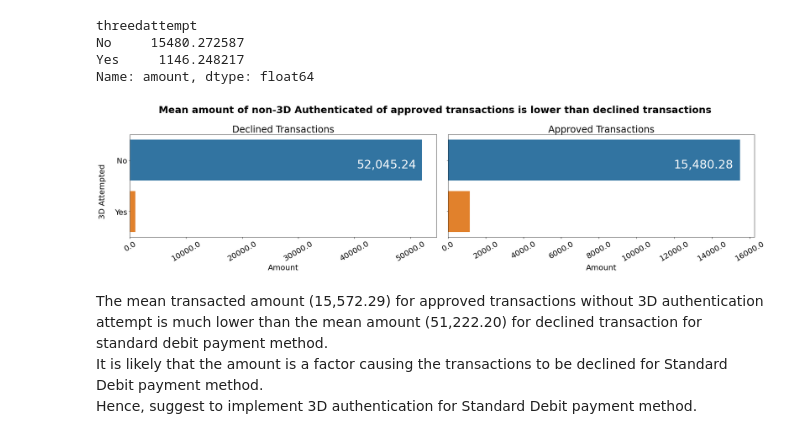
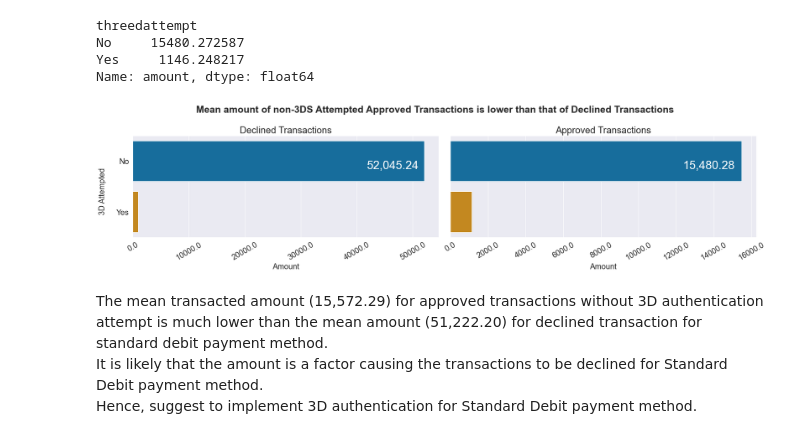
Before and after one commit to ngjance/increase_payment_authorization_rate, a Jupyter notebook: improve_authorization_rate.ipynb, the cells around one changed output. Saved outputs shown, nothing was run; the diff lists cells and outputs as text; code cells hidden in the pictures.

```diff
--- a/improve_authorization_rate.ipynb
+++ b/improve_authorization_rate.ipynb
@@ -236,6 +236,8 @@ gr.head()
 | 2 | DECLINED | 2.982468 |
 | 3 | NOT_3D_AUTHENTICATED | 0.423154 |
 | 4 | CVC_DECLINED | 0.112400 |
+# %%
+sns.set_theme(palette='colorblind')
 # %%
 fig, ax = plt.subplots(figsize=(12,6))
 sns.barplot(gr['genericresponse'], gr['%'])
@@ -851,36 +853,36 @@ ax1=df_train1[(df_train1['genericresponse_APPROVED']==1)&\
     (df_train1['paymentmethod']=='standarddebit')\
    ].groupby('threedattempt')['amount'].mean().sort_values(ascending = False)
 
 sns.barplot(ax=axs[0], y=ax.index, x=ax.values, orient = 'h')
 axs[0].set_title('Declined Transactions',size=24)
 axs[0].set_xticklabels(axs[0].get_xticks(),size=20, rotation=30)
 axs[0].set_xlabel('Amount', size=20)
 axs[0].set_yticklabels(labels=['No', 'Yes'],size=20)
 axs[0].set(ylabel=None)
 axs[0].annotate('52,045.24',
             xy=(49000, 0.05), xycoords='data',
             xytext=(30, -20), textcoords='offset points',
                 size=30, color='white',
             horizontalalignment='right', verticalalignment='bottom')
 
 sns.barplot(ax=axs[1], y=ax1.index, x=ax1.values, orient = 'h')
 axs[1].set_title('Approved Transactions',size= 24)
 axs[1].set_xticklabels(axs[1].get_xticks(),size=20, rotation=30)
 axs[1].set_xlabel('Amount', size=20)
 axs[1].set(ylabel=None)
 axs[1].annotate('15,480.28',
             xy=(14500, 0.05), xycoords='data',
             xytext=(30, -20), textcoords='offset points',
                 size=30, color='white',
             horizontalalignment='right', verticalalignment='bottom')
 
-fig.suptitle('Mean amount of non-3D Authenticated of approved transactions is lower \
-than declined transactions',size=25, fontweight='bold', y=1.01)
+fig.suptitle('Mean amount of non-3DS Attempted Approved Transactions is lower \
+than that of Declined Transactions',size=25, fontweight='bold', y=1.01)
 fig.supylabel('3D Attempted', size=20, x=0)
 plt.tight_layout()
 plt.show()
 # %% [output]
-[figure, old version]
+[figure, new version]
 # %% [markdown]
 The mean transacted amount (15,572.29) for approved transactions without 3D authentication attempt is much lower than the mean amount (51,222.20) for declined transaction for standard debit payment method.<br>
 It is likely that the amount is a factor causing the transactions to be declined for Standard Debit payment method.<br>
```
Also changed, not shown: parts of 28 cells of this notebook, 1 other file.
